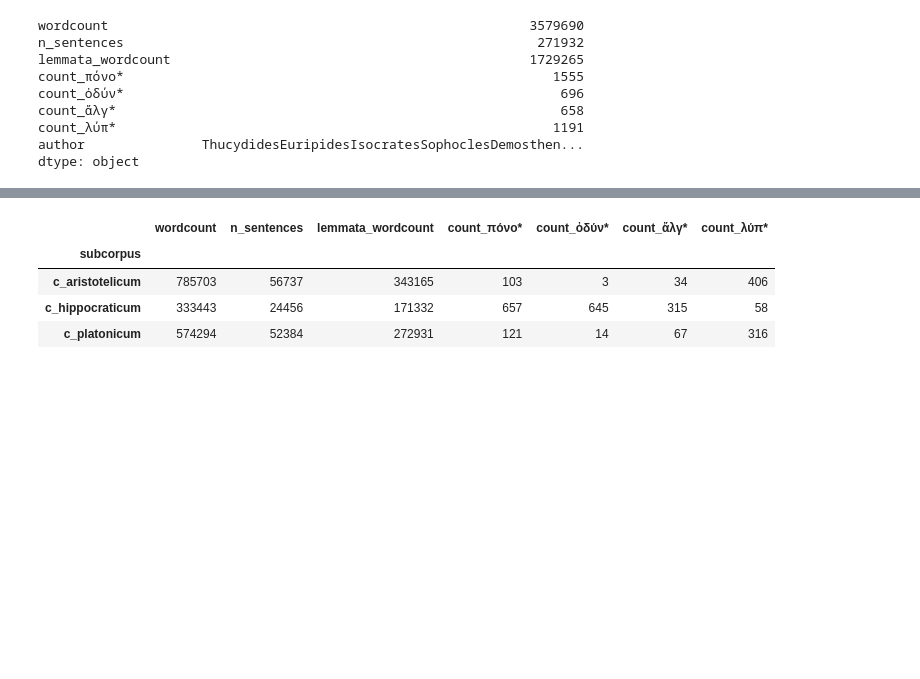
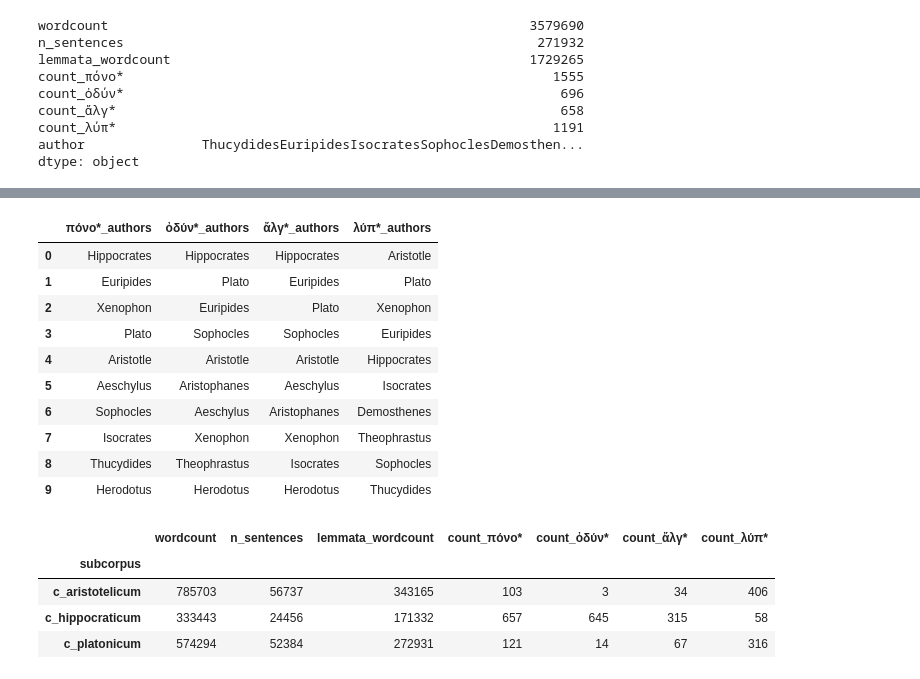
Before and after one commit to kasev/PIPA, a Jupyter notebook: scripts/1_EXTRACTING&PREPROCESSING-SUBCORPUS.ipynb, the cells around one changed output, grey strips where cells are left out. Drawn from its saved outputs; the diff is of its cells as text; code cells hidden in the pictures; blank space fills up the shorter version.

```diff
--- a/scripts/1_EXTRACTING&PREPROCESSING-SUBCORPUS.ipynb
+++ b/scripts/1_EXTRACTING&PREPROCESSING-SUBCORPUS.ipynb
@@ -378,3 +478,21 @@ dtype: object
+# %%
+authors_users = {}
+for col in ['count_πόνο*','count_ὀδύν*','count_ἄλγ*', 'count_λύπ*']:
+    authors_users[col.rpartition("_")[2] + "_authors"] = authors_overview.sort_values(col, ascending=False)["author"].tolist()[:10]
+# %%
+pd.DataFrame(authors_users)
+# %% [output]
+|  | πόνο*_authors | ὀδύν*_authors | ἄλγ*_authors | λύπ*_authors |
+| 0 | Hippocrates | Hippocrates | Hippocrates | Aristotle |
+| 1 | Euripides | Plato | Euripides | Plato |
+| 2 | Xenophon | Euripides | Plato | Xenophon |
+| 3 | Plato | Sophocles | Sophocles | Euripides |
+| 4 | Aristotle | Aristotle | Aristotle | Hippocrates |
+| 5 | Aeschylus | Aristophanes | Aeschylus | Isocrates |
+| 6 | Sophocles | Aeschylus | Aristophanes | Demosthenes |
+| 7 | Isocrates | Xenophon | Xenophon | Theophrastus |
+| 8 | Thucydides | Theophrastus | Isocrates | Sophocles |
+| 9 | Herodotus | Herodotus | Herodotus | Thucydides |
 # %%
 #set_with_dataframe(PIPA_data.add_worksheet("authors_overview",1,1), authors_overview, include_index=True)
 # %%
```
Also changed, not shown: parts of 13 cells of this notebook.
